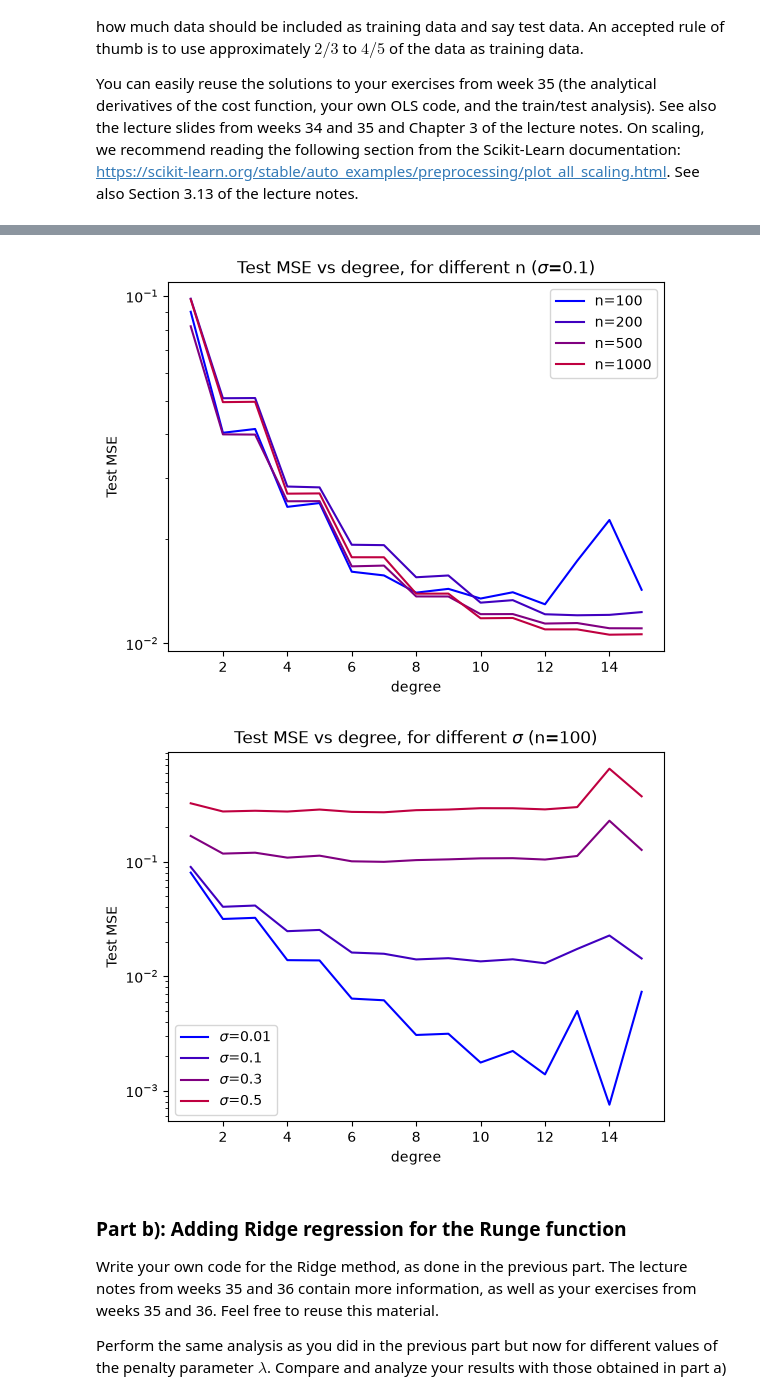
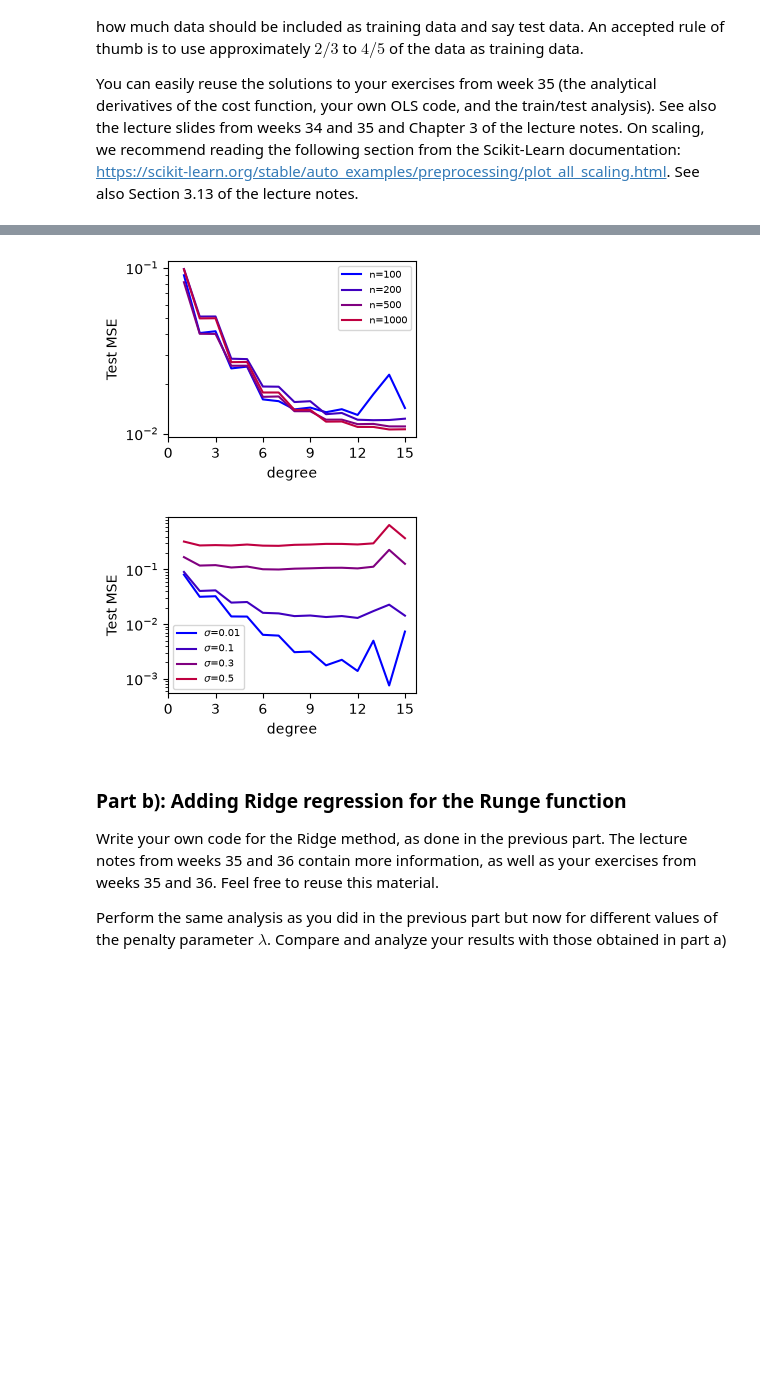
Before and after one commit to GiacomoSaporetti/FYS-STK4155-Project1, a Jupyter notebook: Project1.ipynb, the cells around one changed output, grey strips where cells are left out. Drawn from its saved outputs; the diff is of its cells as text; code cells hidden in the pictures; blank space fills up the shorter version.

```diff
--- a/Project1.ipynb
+++ b/Project1.ipynb
@@ -323,33 +332,41 @@ plt.show()
 # %%
 # Dependence on the number of points n (sigma fixed at 0.1)
 
 # Test multiple time with multiple seeds to get rid of variance
 def mean_test_mse(n_, sigma, degrees, n_reps=20):
     out = np.zeros((n_reps, len(degrees)))
     for r in range(n_reps):
         x_n = get_x_space(n_, seed=1000+r)
         y_n = get_y(x_n, sigma, seed=2000+r)
         for j, p in enumerate(degrees):
             out[r, j] = Nth_degree_solver(p, x_n, y_n).solve()[1]
     return out.mean(axis=0)
 
-plt.figure()
+plt.figure(figsize=(3.4, 2.5))
 for i, n_ in enumerate((100, 200, 500, 1000)):
     plt.plot(degrees_to_test, mean_test_mse(n_, 0.1, degrees_to_test), label=f"n={n_}", color=(i/4, 0, 1-i/4))
 plt.xlabel("degree"); plt.ylabel("Test MSE"); plt.yscale("log")
-plt.title(r"Test MSE vs degree, for different n ($\sigma$=0.1)")
-plt.legend(); plt.show()
+plt.xticks(range(0,16,3))
+#plt.title(r"Test MSE vs degree, for different n ($\sigma$=0.1)")
+plt.legend( fontsize=7)
+plt.tight_layout()
+plt.savefig("part_a_samples_dep.pdf")
+plt.show()
 
 # Dependence on the noise level sigma (n fixed at 100)
-plt.figure()
+plt.figure(figsize=(3.4, 2.5))
 for i, sigma_ in enumerate((0.01, 0.1, 0.3, 0.5)):
     plt.plot(degrees_to_test, mean_test_mse(100, sigma_, degrees_to_test), label=rf"$\sigma$={sigma_}", color=(i/4, 0, 1-i/4))
 plt.xlabel("degree"); plt.ylabel("Test MSE"); plt.yscale("log")
-plt.title(r"Test MSE vs degree, for different $\sigma$ (n=100)")
-plt.legend(); plt.show()
+plt.xticks(range(0,16,3))
+#plt.title(r"Test MSE vs degree, for different $\sigma$ (n=100)")
+plt.legend( fontsize=7)
+plt.tight_layout()
+plt.savefig("part_a_noise_dep.pdf")
+plt.show()
 # %% [output]
-[figure, old version]
+[figure, new version]
-[figure, old version]
+[figure, new version]
 # %% [markdown]
 ### Part b): Adding Ridge regression for the Runge function
 
```
Also changed, not shown: parts of 15 cells of this notebook, 21 other files.
